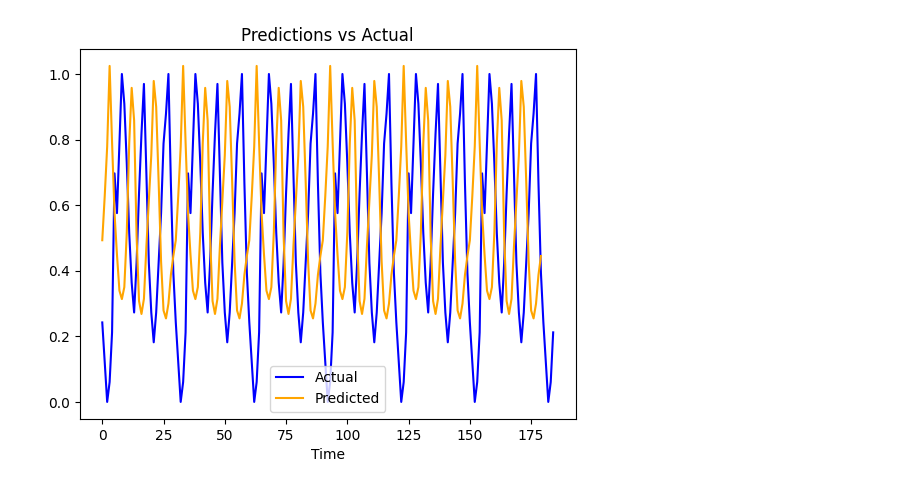
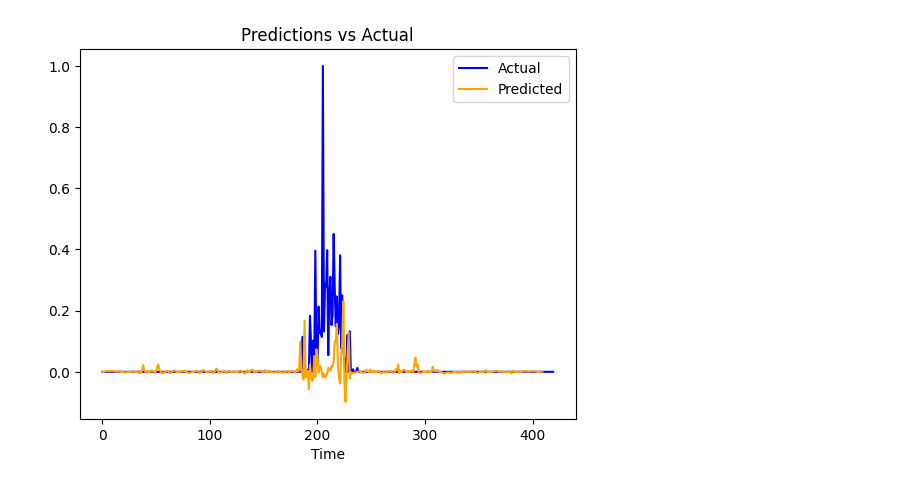
Before and after one commit to MatthewBeddows/SimplePyTorchLSTM, a Jupyter notebook: SimpleLSTM.ipynb, the cells around one changed output. Cells and saved outputs as stored; diff of their text form; code cells hidden in the pictures.

```diff
--- a/SimpleLSTM.ipynb
+++ b/SimpleLSTM.ipynb
@@ -23,16 +23,18 @@ class LSTM(nn.Module):
         return out
 
 # Load and preprocess the data
-data = pd.read_csv('weather_data.csv')
+data = pd.read_csv('weather_data2.csv')
 data = (data - data.min()) / (data.max() - data.min())
 data = torch.tensor(data.values, dtype=torch.float32)
 
+
 # Split the data into training and testing sets
-train_data = data[:25]
-test_data = data[25:]
+split_index = int(len(data) * 0.80)
+train_data = data[:split_index]
+test_data = data[split_index:]
 
 # Prepare the training data
-seq_length = 5
+seq_length = 10
 train_sequences = []
 train_labels = []
 for i in range(len(train_data) - seq_length):
@@ -56,7 +58,7 @@ hidden_size = 32
 num_layers = 2
 output_size = 1  # Since we are predicting a single column
 
-num_epochs = 100
+num_epochs = 1000
 learning_rate = 0.01
 
 # Initialize the LSTM model
@@ -125 +134 @@ Epoch [100/100], Loss: 0.0062
-[figure, old version]
+[figure, new version]
```
Also changed, not shown: parts of 1 cell of this notebook.
